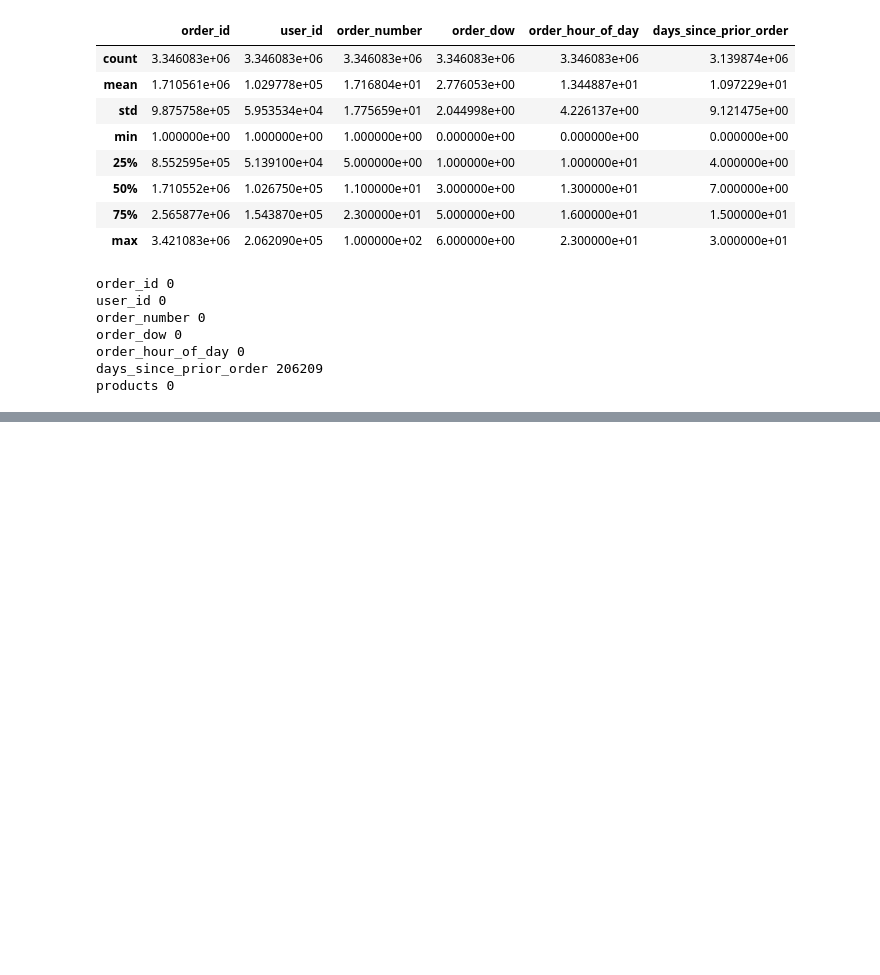
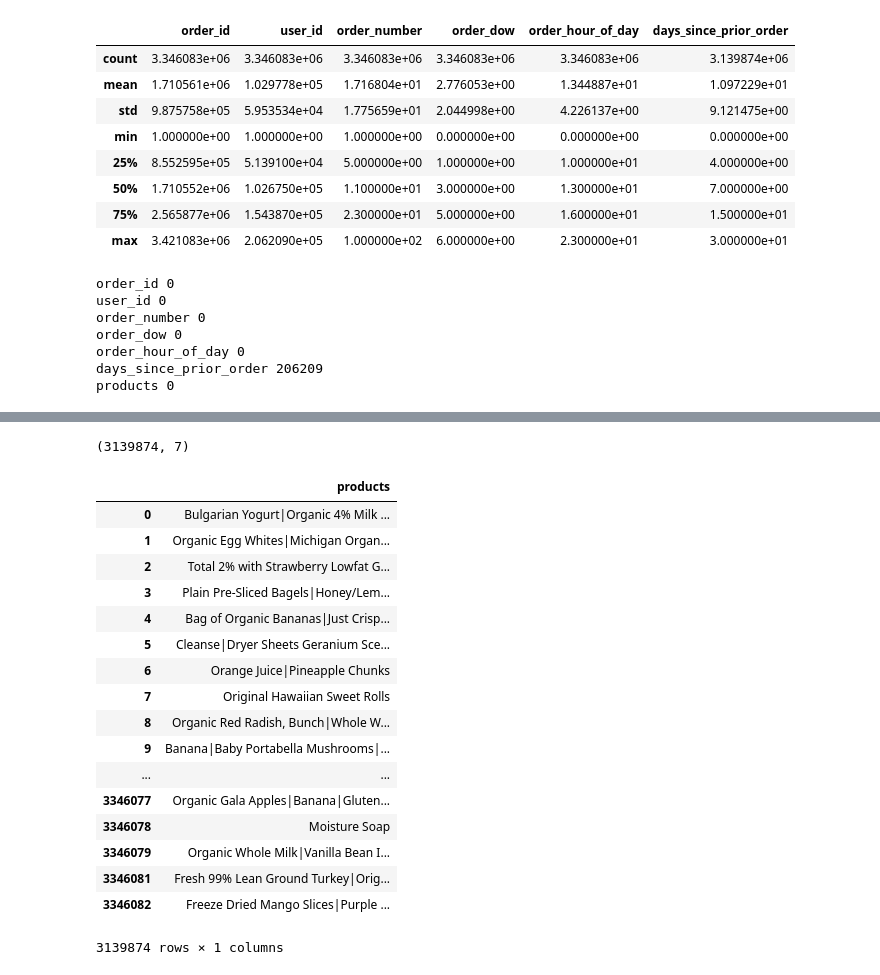
Before and after one commit to yenicpanjaitan08/market-basket-analysis-using-fp-growth-for-product-recommendation, a Jupyter notebook: data_prepocessing.ipynb, the cells around one changed output, grey strips where cells are left out. Drawn from its saved outputs; the diff is of its cells as text; code cells hidden in the pictures; blank space fills up the shorter version.

```diff
--- a/data_prepocessing.ipynb
+++ b/data_prepocessing.ipynb
@@ -60,0 +88,5 @@ products 0
+# %%
+#cek jumlah baris dan kolom setelah dilakukan penghapusan baris
+data2.shape
+# %% [output]
+(3139874, 7)
@@ -60,0 +96,21 @@ products 0
+# %%
+products
+# %% [output]
+|  | products |
+| 0 | Bulgarian Yogurt|Organic 4% Milk ... |
+| 1 | Organic Egg Whites|Michigan Organ... |
+| 2 | Total 2% with Strawberry Lowfat G... |
+| 3 | Plain Pre-Sliced Bagels|Honey/Lem... |
+| 4 | Bag of Organic Bananas|Just Crisp... |
+| 5 | Cleanse|Dryer Sheets Geranium Sce... |
+| 6 | Orange Juice|Pineapple Chunks |
+| 7 | Original Hawaiian Sweet Rolls |
+| 8 | Organic Red Radish, Bunch|Whole W... |
+| 9 | Banana|Baby Portabella Mushrooms|... |
+| ... | ... |
+| 3346077 | Organic Gala Apples|Banana|Gluten... |
+| 3346078 | Moisture Soap |
+| 3346079 | Organic Whole Milk|Vanilla Bean I... |
+| 3346081 | Fresh 99% Lean Ground Turkey|Orig... |
+| 3346082 | Freeze Dried Mango Slices|Purple ... |
+3139874 rows × 1 columns
```
Also changed, not shown: parts of 8 cells of this notebook.
